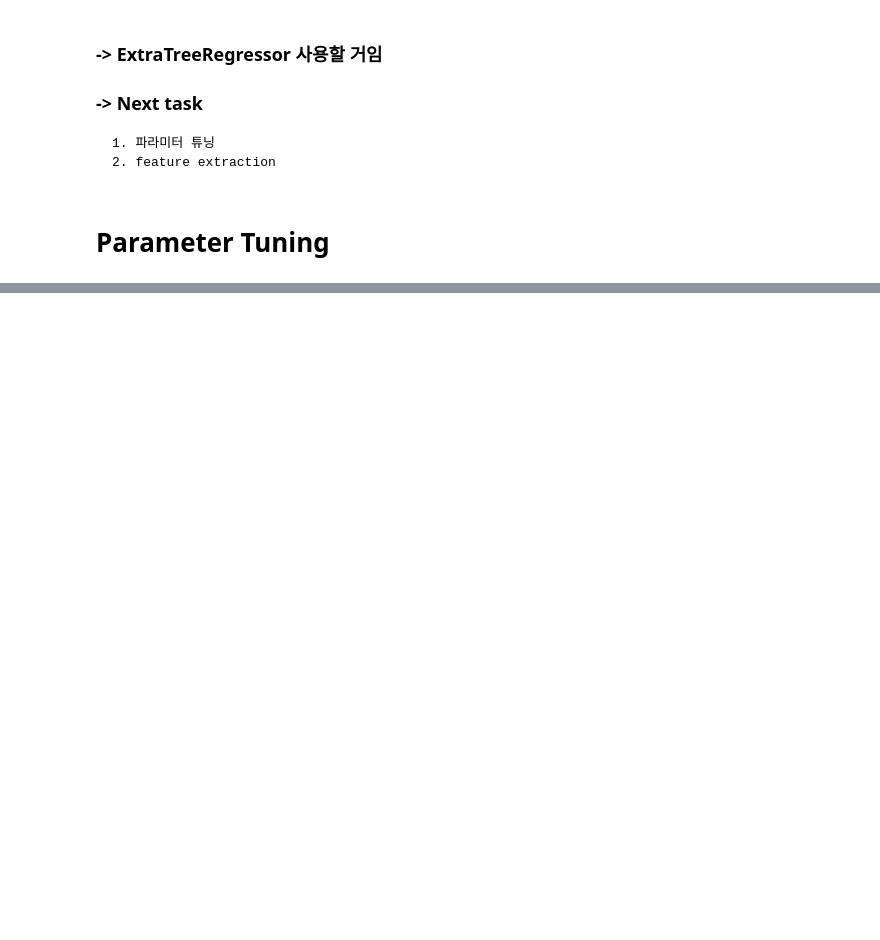
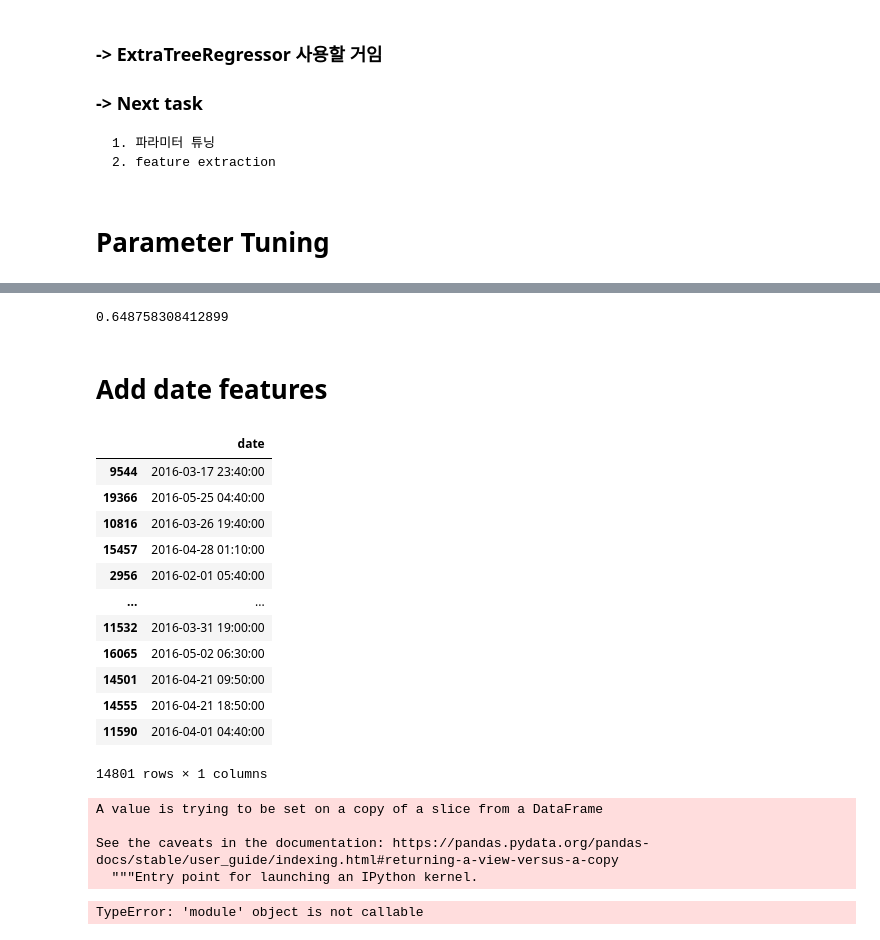
Before and after one commit to funkywoong/Appliances-energy-prediction, a Jupyter notebook: EDA.ipynb, the cells around one changed output, grey strips where cells are left out. Cells and saved outputs as stored; diff of their text form; code cells hidden in the pictures; blank space fills up the shorter version.

Commit message:
Learning model in basic condition

```diff
--- a/EDA.ipynb
+++ b/EDA.ipynb
@@ -110,6 +118,7 @@ raw_data.describe()
 
 ### Kitchen / Living room / Laundry room / Office room / Bathroom / Outside(north side) / Ironing room / Teenager room / Parent room
 # %%
+col_date = ['date']
 col_temp = ['T_kitchen', 'T_living', 'T_Laundry', 'T_office', 'T_bath',
             'T_outside', 'T_ironing', 'T_teenager', 'T_parent']
 col_hum = ['RH_kitchen','RH_living','RH_laundry','RH_office','RH_bath',
@@ -431,0 +460,30 @@ grid_search.best_estimator_.score(X_test, y_test)
+# %%
+metrics.r2_score(y_test, other_model.predict(X_test))
+# %% [output]
+0.648758308412899
+# %% [markdown]
+# Add date features
+# %%
+date_df = train[col_date]
+date_df
+# %% [output]
+|  | date |
+| 9544 | 2016-03-17 23:40:00 |
+| 19366 | 2016-05-25 04:40:00 |
+| 10816 | 2016-03-26 19:40:00 |
+| 15457 | 2016-04-28 01:10:00 |
+| 2956 | 2016-02-01 05:40:00 |
+| ... | ... |
+| 11532 | 2016-03-31 19:00:00 |
+| 16065 | 2016-05-02 06:30:00 |
+| 14501 | 2016-04-21 09:50:00 |
+| 14555 | 2016-04-21 18:50:00 |
+| 11590 | 2016-04-01 04:40:00 |
+14801 rows × 1 columns
+# %%
+date_df.sort_values('date', inplace=True)
+# %% [output]
+A value is trying to be set on a copy of a slice from a DataFrame
+
+See the caveats in the documentation: https://pandas.pydata.org/pandas-docs/stable/user_guide/indexing.html#returning-a-view-versus-a-copy
+  """Entry point for launching an IPython kernel.
@@ -431,0 +496,13 @@ grid_search.best_estimator_.score(X_test, y_test)
+# %%
+temp_day = []
+temp_time = []
+
+item_split = [item[0].split(' ') for item in date_df.values]
+for each_date, each_time in item_split:
+    year, month, day = each_date.split('-')
+
+    temp_day.append(day_of_the_week(year, month, day))
+
+print(temp_day)
+# %% [output]
+TypeError: 'module' object is not callable
```
Also changed, not shown: parts of 12 cells of this notebook.
